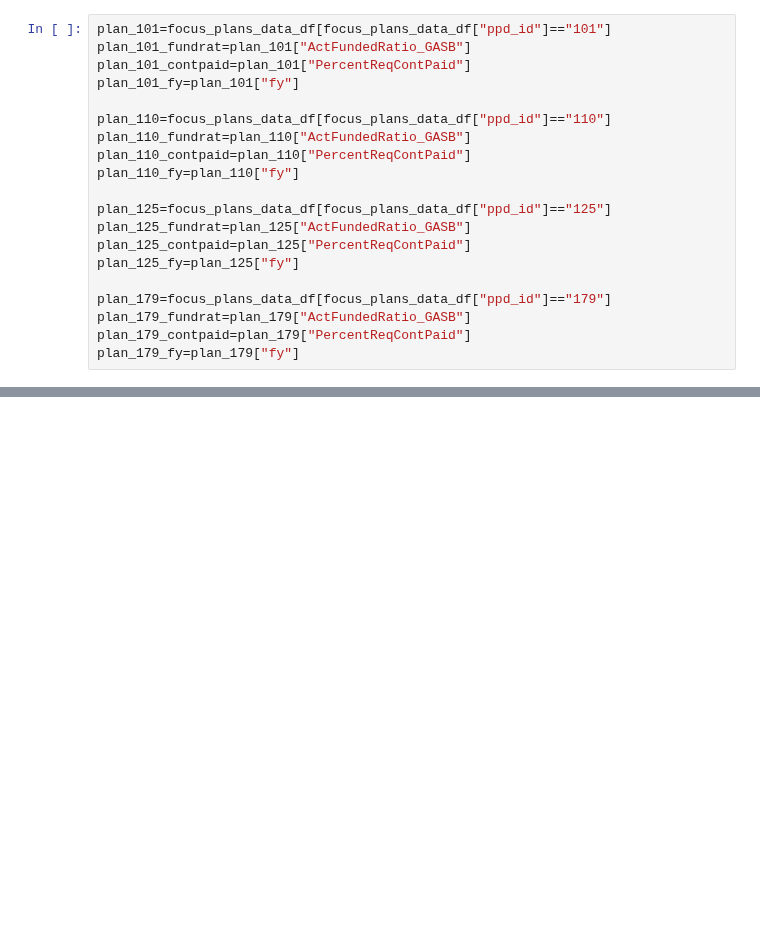
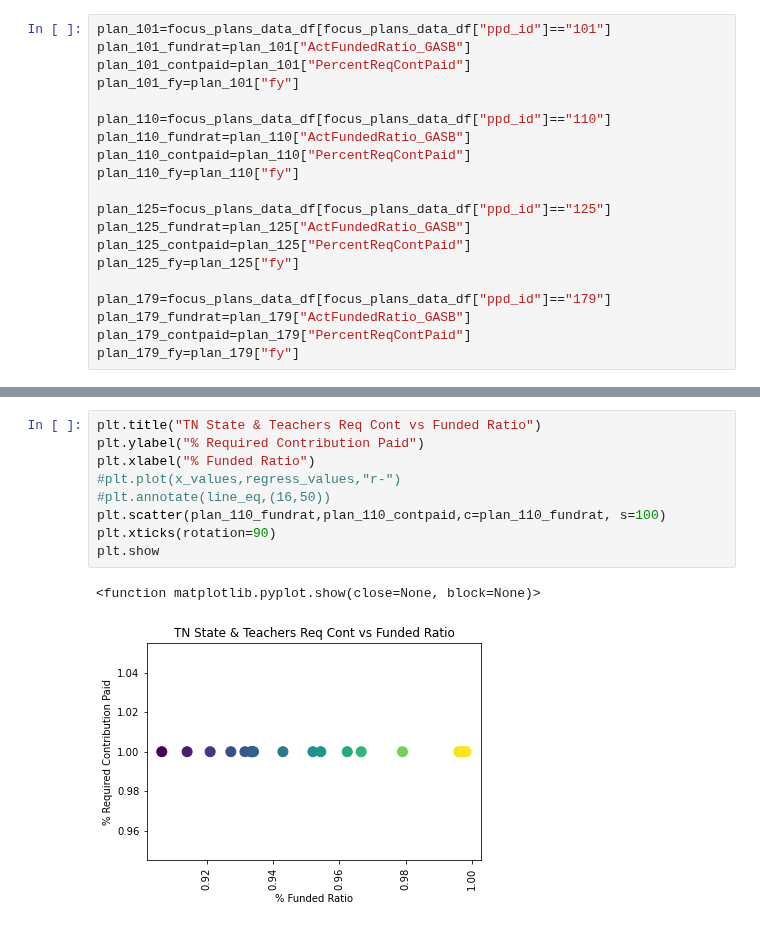
Before and after one commit to DeltaDeutsch/PPD-Group-Project, a Jupyter notebook: PPD Group Funding Cont.ipynb, the cells around one changed output, grey strips where cells are left out. Saved outputs shown, nothing was run; the diff lists cells and outputs as text; blank space fills up the shorter version.

```diff
--- a/PPD Group Funding Cont.ipynb
+++ b/PPD Group Funding Cont.ipynb
@@ -86,0 +111,12 @@ plan_179_fy=plan_179["fy"]
+# %%
+plt.title("TN State & Teachers Req Cont vs Funded Ratio")
+plt.ylabel("% Required Contribution Paid")
+plt.xlabel("% Funded Ratio")
+#plt.plot(x_values,regress_values,"r-")
+#plt.annotate(line_eq,(16,50))
+plt.scatter(plan_110_fundrat,plan_110_contpaid,c=plan_110_fundrat, s=100)
+plt.xticks(rotation=90)
+plt.show
+# %% [output]
+<function matplotlib.pyplot.show(close=None, block=None)>
+[figure, added]
```
Also changed, not shown: parts of 8 cells of this notebook, 2 other files.
